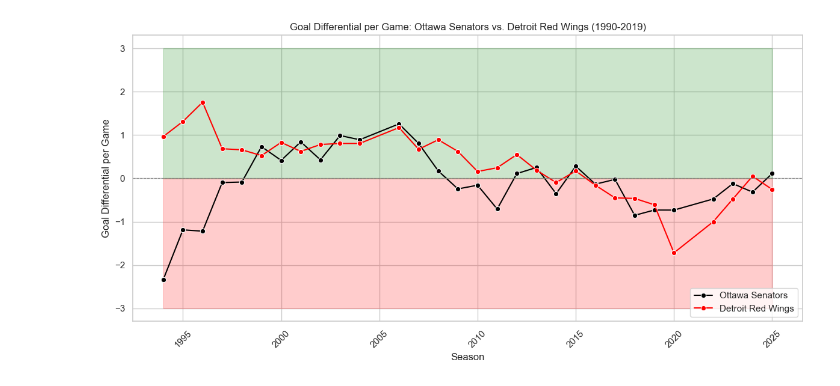
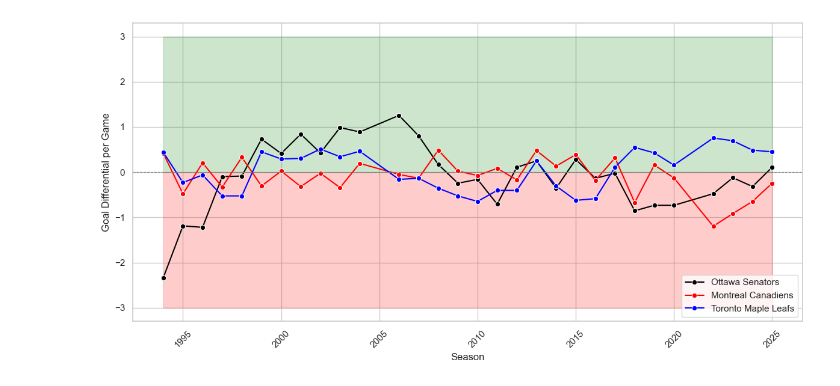
Before and after one commit to alibekk93/NHL_players_career_display, a Jupyter notebook: team_graph_test.ipynb, the cells around one changed output. Saved outputs shown, nothing was run; the diff lists cells and outputs as text; code cells hidden in the pictures.

Commit message:
experimenting with team graph

```diff
--- a/team_graph_test.ipynb
+++ b/team_graph_test.ipynb
@@ -9,19 +9,20 @@ team_data['GD per game'] = (team_data['GF'] - team_data['GA']) / team_data['GP']
 # %%
 sns.set(style="whitegrid")
 plt.figure(figsize=(12, 6))
 sns.lineplot(data=team_data[team_data['team']=='Ottawa Senators'],
              x='season', y='GD per game', marker='o', color='black', label='Ottawa Senators')
-sns.lineplot(data=team_data[team_data['team']=='Detroit Red Wings'],
-             x='season', y='GD per game', marker='o', color='red', label='Detroit Red Wings')
+sns.lineplot(data=team_data[team_data['team']=='Montreal Canadiens'],
+             x='season', y='GD per game', marker='o', color='red', label='Montreal Canadiens')
+sns.lineplot(data=team_data[team_data['team']=='Toronto Maple Leafs'],
+             x='season', y='GD per game', marker='o', color='blue', label='Toronto Maple Leafs')
 plt.axhline(0, color='grey', linestyle='--', linewidth=0.8)
 plt.fill_between(team_data['season'], -3, 0, color='red', alpha=0.2)
 plt.fill_between(team_data['season'], 0, 3, color='green', alpha=0.2)
-plt.title('Goal Differential per Game: Ottawa Senators vs. Detroit Red Wings (1990-2019)')
 plt.xlabel('Season')
 plt.ylabel('Goal Differential per Game')
 plt.xticks(rotation=45)
 plt.tight_layout()
 
 plt.show()
 # %% [output]
-[figure, old version]
+[figure, new version]
```
